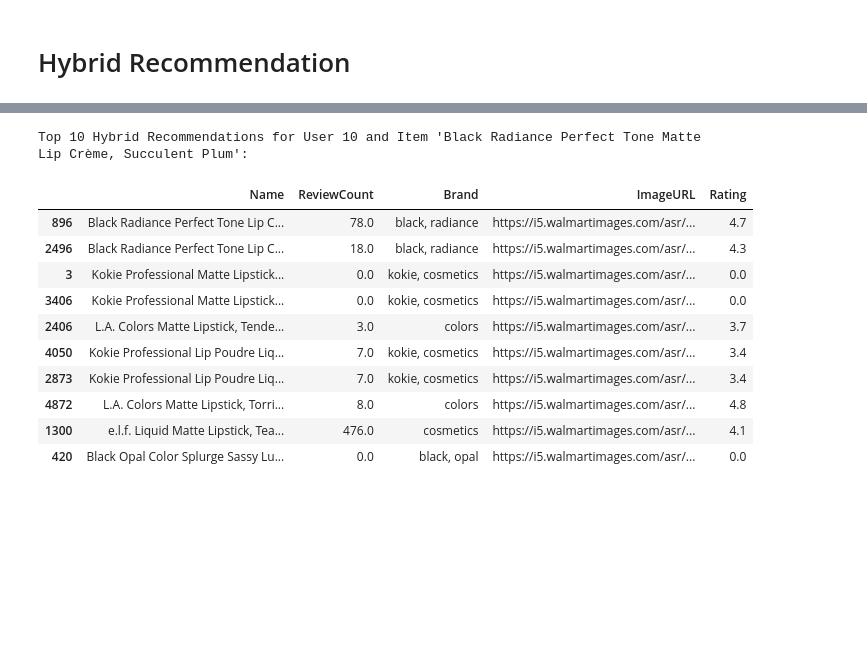
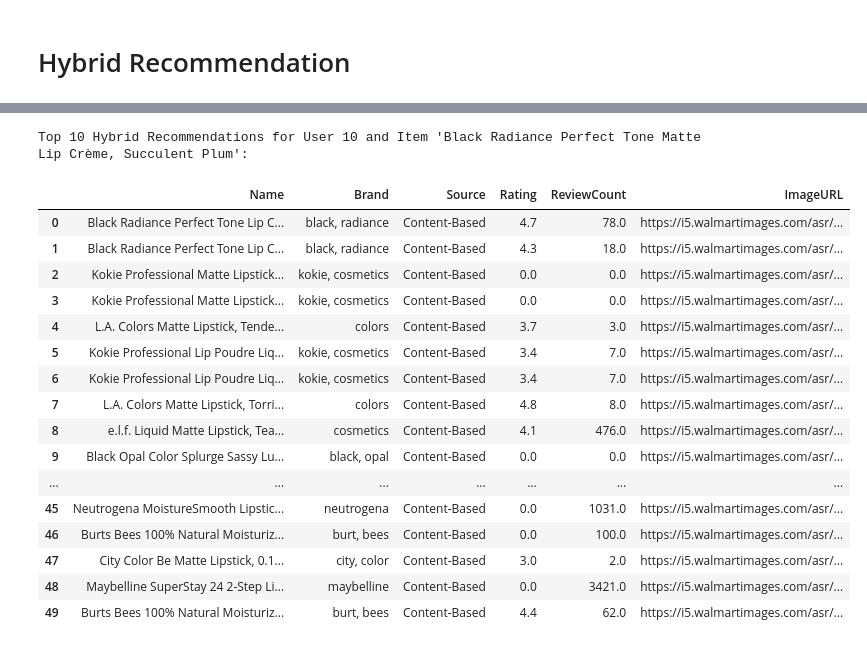
Before and after one commit to imsaqib04/product_recommendation, a Jupyter notebook: recommender.ipynb, the cells around one changed output, grey strips where cells are left out. Cells and saved outputs as stored; diff of their text form; code cells hidden in the pictures; blank space fills up the shorter version.

```diff
--- a/recommender.ipynb
+++ b/recommender.ipynb
@@ -510,23 +581,2 @@ Top 5 recommendations for User 4:
 # %% [markdown]
 # Hybrid Recommendation
-# %%
-# Hybrid Recommendations (Combine Content-Based and Collaborative Filtering)
-def hybrid_recommendations(train_data,target_user_id, item_name, top_n=10):
-    # Get content-based recommendations
-    content_based_rec = content_based_recommendations(train_data,item_name, top_n)
-
-    # Get collaborative filtering recommendations
-    collaborative_filtering_rec = collaborative_filtering_recommendations(train_data,target_user_id, top_n)
-
-    # Merge and deduplicate the recommendations
-    hybrid_rec = pd.concat([content_based_rec, collaborative_filtering_rec]).drop_duplicates()
-
-    return hybrid_rec.head(10)
-# %%
-# Example usage: Get hybrid recommendations for a specific user and item
-target_user_id = 4 # Change this to the user_id you want recommendations for
-item_name = "OPI Nail Lacquer Polish .5oz/15mL - This Gown Needs A Crown NL U11"  # Change this to the item name
-hybrid_rec = hybrid_recommendations(train_data,target_user_id, item_name, top_n=10)
-
-print(f"Top 10 Hybrid Recommendations for User {target_user_id} and Item '{item_name}':")
-hybrid_rec
@@ -546,22 +583,48 @@ Top 10 Hybrid Recommendations for User 4 and Item 'OPI Nail Lacquer Polish .5oz/
+# %%
+def hybrid_recommendations(train_data, target_user_id, item_name, top_n=10):
+    # Get content-based recommendations
+    content_based_rec = content_based_recommendations(train_data, item_name, top_n)
+    content_based_rec["Source"] = "Content-Based"
+
+    # Get collaborative filtering recommendations
+    collaborative_rec = collaborative_filtering_recommendations(train_data, target_user_id, top_n)
+    collaborative_rec["Source"] = "Collaborative"
+
+    # Make sure both DataFrames have same columns
+    common_cols = list(set(content_based_rec.columns).intersection(set(collaborative_rec.columns)))
+    content_based_rec = content_based_rec[common_cols]
+    collaborative_rec = collaborative_rec[common_cols]
+
+    # Combine and deduplicate by Name
+    hybrid_rec = pd.concat([content_based_rec, collaborative_rec], ignore_index=True)
+    hybrid_rec = hybrid_rec.drop_duplicates(subset='Name')
+
+    return hybrid_rec.head(top_n)
 # %%
 # Example usage: Get hybrid recommendations for a specific user and item
 target_user_id = 10 # Change this to the user_id you want recommendations for
 item_name = 'Black Radiance Perfect Tone Matte Lip Crème, Succulent Plum'
 
-hybrid_rec = hybrid_recommendations(train_data,target_user_id, item_name, top_n=10)
+hybrid_rec = hybrid_recommendations(train_data,target_user_id, item_name, top_n=50)
 
 print(f"Top 10 Hybrid Recommendations for User {target_user_id} and Item '{item_name}':")
 hybrid_rec
 # %% [output]
 Top 10 Hybrid Recommendations for User 10 and Item 'Black Radiance Perfect Tone Matte Lip Crème, Succulent Plum':
-|  | Name | ReviewCount | Brand | ImageURL | Rating |
-| 896 | Black Radiance Perfect Tone Lip C... | 78.0 | black, radiance | https://i5.walmartimages.com/asr/... | 4.7 |
-| 2496 | Black Radiance Perfect Tone Lip C... | 18.0 | black, radiance | https://i5.walmartimages.com/asr/... | 4.3 |
-| 3 | Kokie Professional Matte Lipstick... | 0.0 | kokie, cosmetics | https://i5.walmartimages.com/asr/... | 0.0 |
-| 3406 | Kokie Professional Matte Lipstick... | 0.0 | kokie, cosmetics | https://i5.walmartimages.com/asr/... | 0.0 |
-| 2406 | L.A. Colors Matte Lipstick, Tende... | 3.0 | colors | https://i5.walmartimages.com/asr/... | 3.7 |
-| 4050 | Kokie Professional Lip Poudre Liq... | 7.0 | kokie, cosmetics | https://i5.walmartimages.com/asr/... | 3.4 |
-| 2873 | Kokie Professional Lip Poudre Liq... | 7.0 | kokie, cosmetics | https://i5.walmartimages.com/asr/... | 3.4 |
-| 4872 | L.A. Colors Matte Lipstick, Torri... | 8.0 | colors | https://i5.walmartimages.com/asr/... | 4.8 |
-| 1300 | e.l.f. Liquid Matte Lipstick, Tea... | 476.0 | cosmetics | https://i5.walmartimages.com/asr/... | 4.1 |
-| 420 | Black Opal Color Splurge Sassy Lu... | 0.0 | black, opal | https://i5.walmartimages.com/asr/... | 0.0 |
+|  | Name | Brand | Source | Rating | ReviewCount | ImageURL |
+| 0 | Black Radiance Perfect Tone Lip C... | black, radiance | Content-Based | 4.7 | 78.0 | https://i5.walmartimages.com/asr/... |
+| 1 | Black Radiance Perfect Tone Lip C... | black, radiance | Content-Based | 4.3 | 18.0 | https://i5.walmartimages.com/asr/... |
+| 2 | Kokie Professional Matte Lipstick... | kokie, cosmetics | Content-Based | 0.0 | 0.0 | https://i5.walmartimages.com/asr/... |
+| 3 | Kokie Professional Matte Lipstick... | kokie, cosmetics | Content-Based | 0.0 | 0.0 | https://i5.walmartimages.com/asr/... |
+| 4 | L.A. Colors Matte Lipstick, Tende... | colors | Content-Based | 3.7 | 3.0 | https://i5.walmartimages.com/asr/... |
+| 5 | Kokie Professional Lip Poudre Liq... | kokie, cosmetics | Content-Based | 3.4 | 7.0 | https://i5.walmartimages.com/asr/... |
+| 6 | Kokie Professional Lip Poudre Liq... | kokie, cosmetics | Content-Based | 3.4 | 7.0 | https://i5.walmartimages.com/asr/... |
+| 7 | L.A. Colors Matte Lipstick, Torri... | colors | Content-Based | 4.8 | 8.0 | https://i5.walmartimages.com/asr/... |
+| 8 | e.l.f. Liquid Matte Lipstick, Tea... | cosmetics | Content-Based | 4.1 | 476.0 | https://i5.walmartimages.com/asr/... |
+| 9 | Black Opal Color Splurge Sassy Lu... | black, opal | Content-Based | 0.0 | 0.0 | https://i5.walmartimages.com/asr/... |
+| ... | ... | ... | ... | ... | ... | ... |
+| 45 | Neutrogena MoistureSmooth Lipstic... | neutrogena | Content-Based | 0.0 | 1031.0 | https://i5.walmartimages.com/asr/... |
+| 46 | Burts Bees 100% Natural Moisturiz... | burt, bees | Content-Based | 0.0 | 100.0 | https://i5.walmartimages.com/asr/... |
+| 47 | City Color Be Matte Lipstick, 0.1... | city, color | Content-Based | 3.0 | 2.0 | https://i5.walmartimages.com/asr/... |
+| 48 | Maybelline SuperStay 24 2-Step Li... | maybelline | Content-Based | 0.0 | 3421.0 | https://i5.walmartimages.com/asr/... |
+| 49 | Burts Bees 100% Natural Moisturiz... | burt, bees | Content-Based | 4.4 | 62.0 | https://i5.walmartimages.com/asr/... |
```
Also changed, not shown: parts of 8 cells of this notebook, 2 other files.
